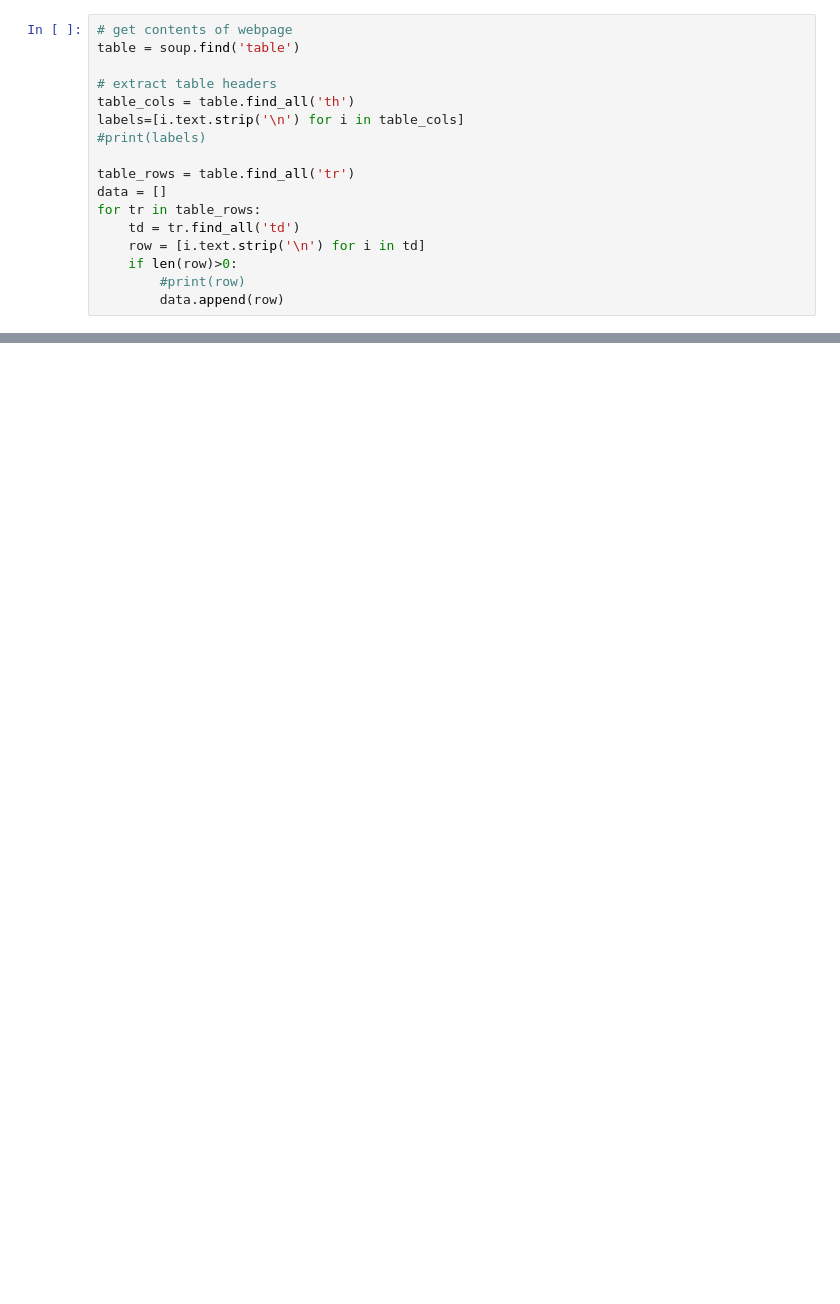
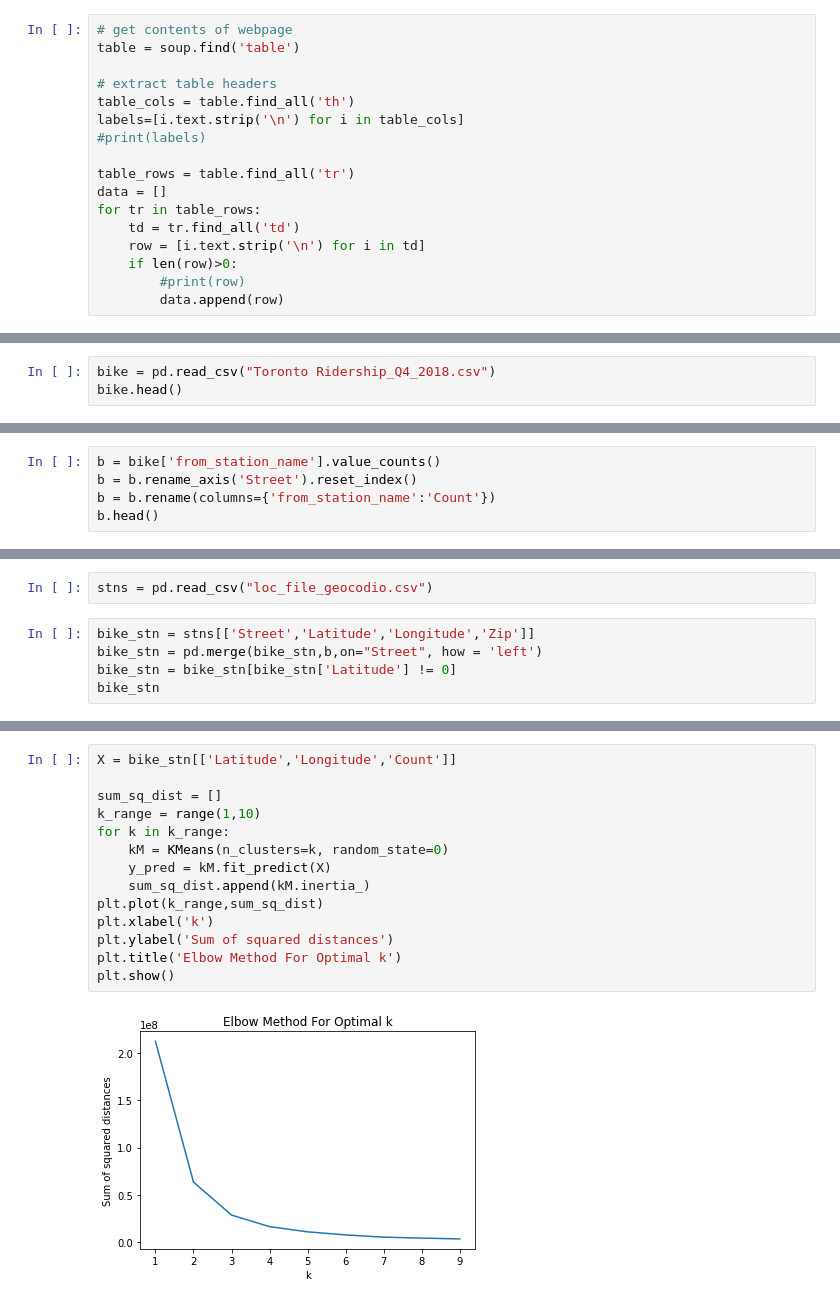
Before and after one commit to SparkyBoilermaker/Coursera_Capstone, a Jupyter notebook: Project.ipynb, the cells around one changed output, grey strips where cells are left out. Drawn from its saved outputs; the diff is of its cells as text; blank space fills up the shorter version.

```diff
--- a/Project.ipynb
+++ b/Project.ipynb
@@ -62,0 +590,3 @@ df.shape
+# %%
+bike = pd.read_csv("Toronto Ridership_Q4_2018.csv")
+bike.head()
@@ -62,0 +600,5 @@ df.shape
+# %%
+b = bike['from_station_name'].value_counts()
+b = b.rename_axis('Street').reset_index()
+b = b.rename(columns={'from_station_name':'Count'})
+b.head()
@@ -62,0 +645,7 @@ df.shape
+# %%
+stns = pd.read_csv("loc_file_geocodio.csv")
+# %%
+bike_stn = stns[['Street','Latitude','Longitude','Zip']]
+bike_stn = pd.merge(bike_stn,b,on="Street", how = 'left')
+bike_stn = bike_stn[bike_stn['Latitude'] != 0]
+bike_stn
@@ -62,0 +670,16 @@ df.shape
+# %%
+X = bike_stn[['Latitude','Longitude','Count']]
+
+sum_sq_dist = []
+k_range = range(1,10)
+for k in k_range:
+    kM = KMeans(n_clusters=k, random_state=0)
+    y_pred = kM.fit_predict(X)
+    sum_sq_dist.append(kM.inertia_)
+plt.plot(k_range,sum_sq_dist)
+plt.xlabel('k')
+plt.ylabel('Sum of squared distances')
+plt.title('Elbow Method For Optimal k')
+plt.show()
+# %% [output]
+[figure, added]
```
Also changed, not shown: parts of 62 cells of this notebook, 5 other files.
